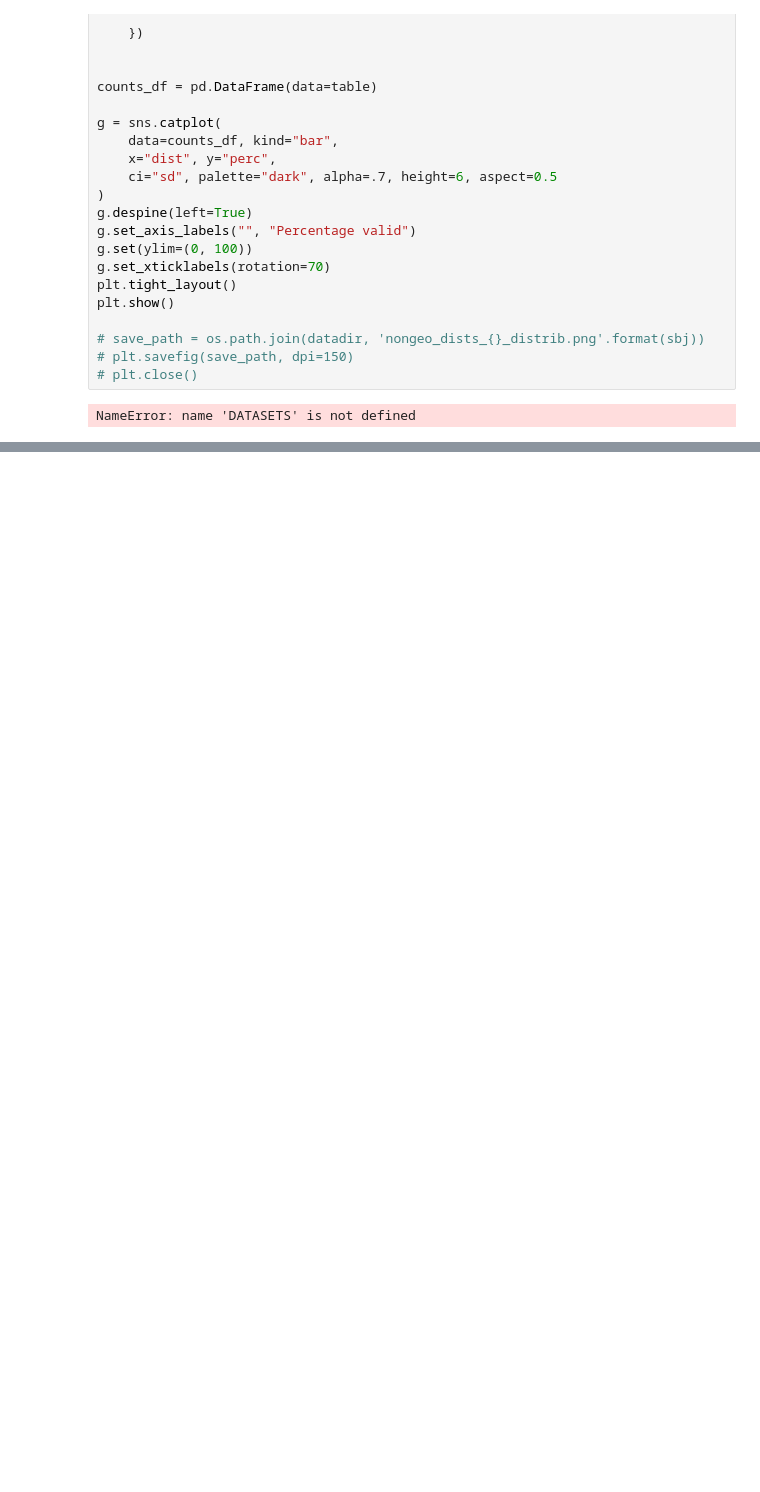
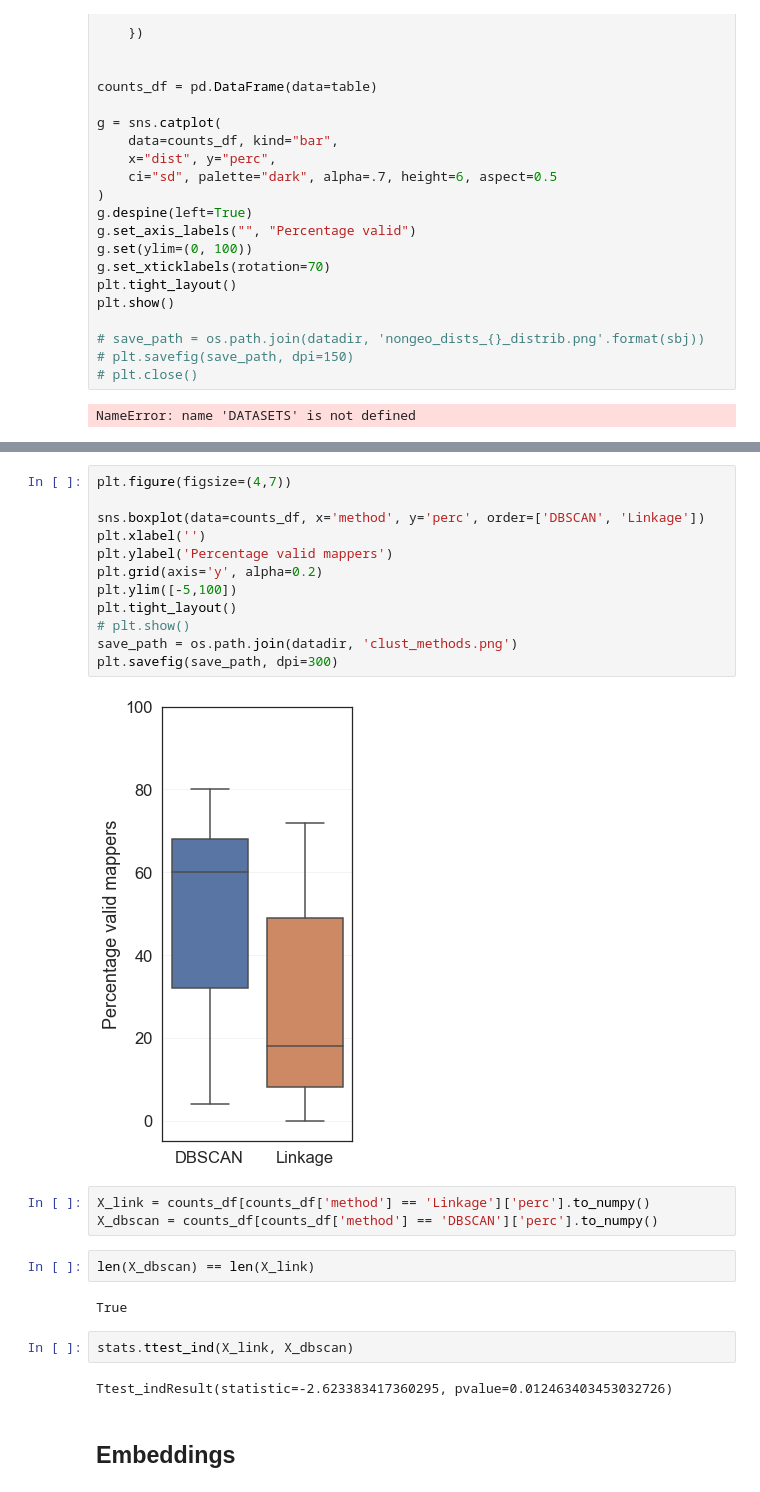
Before and after one commit to braindynamicslab/demapper, a Jupyter notebook: notebooks/evaluate_analysis_cme.ipynb, the cells around one changed output, grey strips where cells are left out. Saved outputs shown, nothing was run; the diff lists cells and outputs as text; blank space fills up the shorter version.

```diff
--- a/notebooks/evaluate_analysis_cme.ipynb
+++ b/notebooks/evaluate_analysis_cme.ipynb
@@ -567,0 +762,27 @@ NameError: name 'DATASETS' is not defined
+# %%
+plt.figure(figsize=(4,7))
+
+sns.boxplot(data=counts_df, x='method', y='perc', order=['DBSCAN', 'Linkage'])
+plt.xlabel('')
+plt.ylabel('Percentage valid mappers')
+plt.grid(axis='y', alpha=0.2)
+plt.ylim([-5,100])
+plt.tight_layout()
+# plt.show()
+save_path = os.path.join(datadir, 'clust_methods.png')
+plt.savefig(save_path, dpi=300)
+# %% [output]
+[figure, added]
+# %%
+X_link = counts_df[counts_df['method'] == 'Linkage']['perc'].to_numpy()
+X_dbscan = counts_df[counts_df['method'] == 'DBSCAN']['perc'].to_numpy()
+# %%
+len(X_dbscan) == len(X_link)
+# %% [output]
+True
+# %%
+stats.ttest_ind(X_link, X_dbscan)
+# %% [output]
+Ttest_indResult(statistic=-2.623383417360295, pvalue=0.012463403453032726)
+# %% [markdown]
+## Embeddings
```
Also changed, not shown: parts of 20 cells of this notebook, 3 other files.
